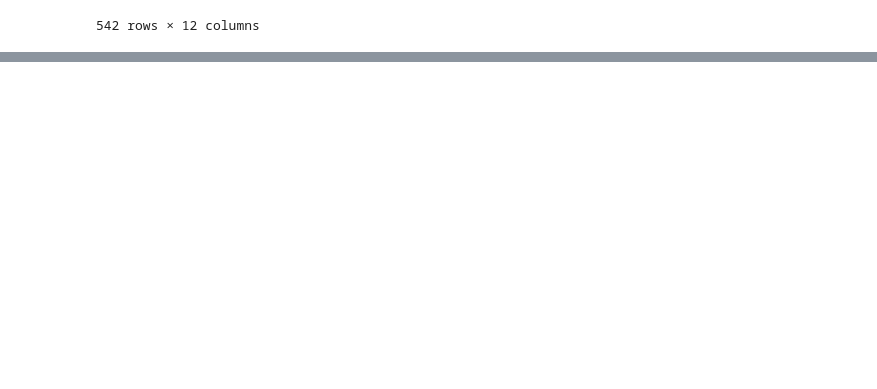
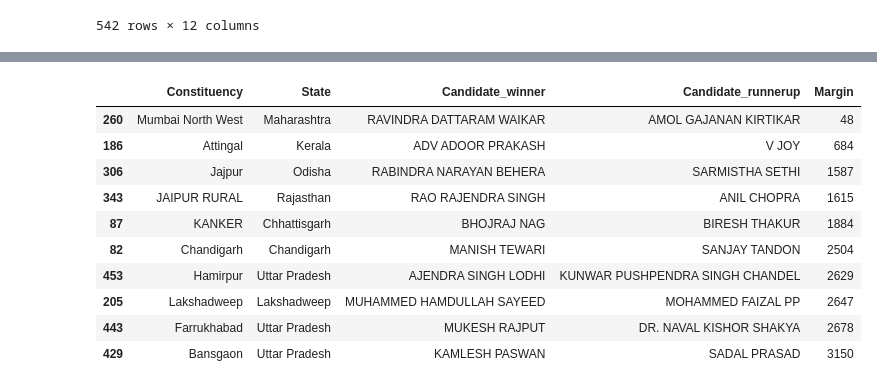
Before and after one commit to geershatisaxena/Election, a Jupyter notebook: res.ipynb, the cells around one changed output, grey strips where cells are left out. Drawn from its saved outputs; the diff is of its cells as text; code cells hidden in the pictures; blank space fills up the shorter version.

```diff
--- a/res.ipynb
+++ b/res.ipynb
@@ -279,3 +279,9 @@ runners_up
 | 8880 | 8881 | West Bengal | Tamluk | DEBANGSHU BHATTACHARYA | All India Trinamool Congress | 683955.0 | 3896.0 | 687851 | 43.61 | ... |
 | 8890 | 8891 | West Bengal | Uluberia | ARUNUDAY PAULCHOWDHURY | Bharatiya Janata Party | 504611.0 | 1338.0 | 505949 | 36.38 | ... |
 542 rows × 12 columns
+# %%
+merged = winners.merge(
+    runners_up, on=["State", "Constituency"], suffixes=("_winner", "_runnerup")
+)
+merged["Margin"] = merged["Total Votes_winner"] - merged["Total Votes_runnerup"]
+merged
@@ -281,0 +316,15 @@ runners_up
+# %%
+merged.nsmallest(10, "Margin")[["Constituency", "State"
+                                , "Candidate_winner", "Candidate_runnerup", "Margin"]]
+# %% [output]
+|  | Constituency | State | Candidate_winner | Candidate_runnerup | Margin |
+| 260 | Mumbai North West | Maharashtra | RAVINDRA DATTARAM WAIKAR | AMOL GAJANAN KIRTIKAR | 48 |
+| 186 | Attingal | Kerala | ADV ADOOR PRAKASH | V JOY | 684 |
+| 306 | Jajpur | Odisha | RABINDRA NARAYAN BEHERA | SARMISTHA SETHI | 1587 |
+| 343 | JAIPUR RURAL | Rajasthan | RAO RAJENDRA SINGH | ANIL CHOPRA | 1615 |
+| 87 | KANKER | Chhattisgarh | BHOJRAJ NAG | BIRESH THAKUR | 1884 |
+| 82 | Chandigarh | Chandigarh | MANISH TEWARI | SANJAY TANDON | 2504 |
+| 453 | Hamirpur | Uttar Pradesh | AJENDRA SINGH LODHI | KUNWAR PUSHPENDRA SINGH CHANDEL | 2629 |
+| 205 | Lakshadweep | Lakshadweep | MUHAMMED HAMDULLAH SAYEED | MOHAMMED FAIZAL PP | 2647 |
+| 443 | Farrukhabad | Uttar Pradesh | MUKESH RAJPUT | DR. NAVAL KISHOR SHAKYA | 2678 |
+| 429 | Bansgaon | Uttar Pradesh | KAMLESH PASWAN | SADAL PRASAD | 3150 |
```
Also changed, not shown: parts of 2 cells of this notebook.
